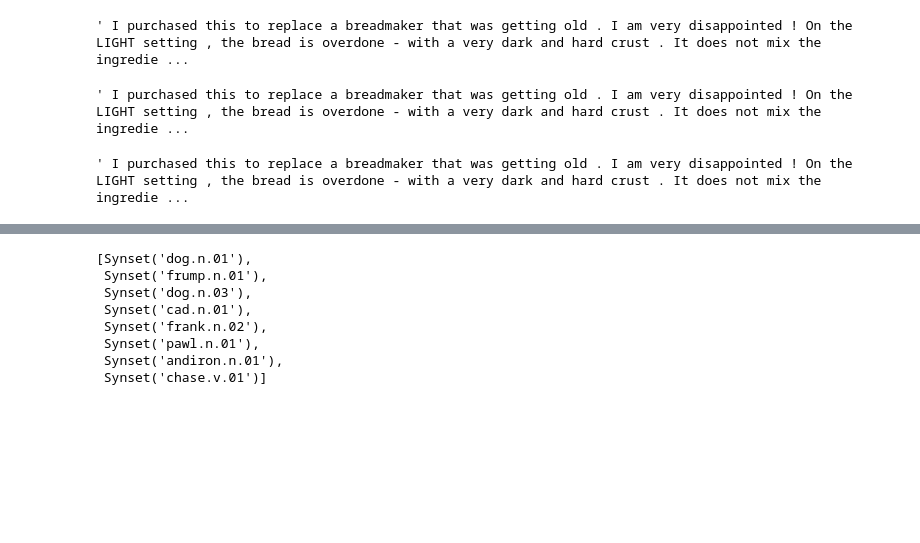
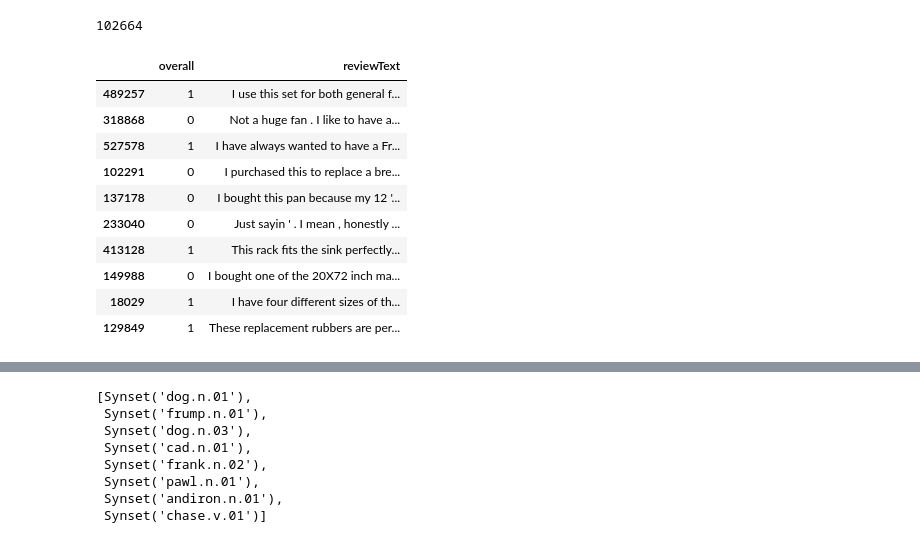
Before and after one commit to vwslz/Adversarial-Product-Review-Generation-with-Word-Replacements, a Jupyter notebook: Adversarial.ipynb, the cells around one changed output, grey strips where cells are left out. Drawn from its saved outputs; the diff is of its cells as text; code cells hidden in the pictures; blank space fills up the shorter version.

```diff
--- a/Adversarial.ipynb
+++ b/Adversarial.ipynb
@@ -114 +151,5 @@ data.at[102291,'reviewText']
+# %%
+len(data.loc[set_adversial,:])
+# %% [output]
+102664
 # %%
@@ -116,8 +156,0 @@ data.to_pickle(adversarial_file_name)
-# %%
-data['reviewText'][102291]
-# %% [output]
-' I purchased this to replace a breadmaker that was getting old . I am very disappointed ! On the LIGHT setting , the bread is overdone - with a very dark and hard crust . It does not mix the ingredie ...
-# %%
-texts[102291]
-# %% [output]
-' I purchased this to replace a breadmaker that was getting old . I am very disappointed ! On the LIGHT setting , the bread is overdone - with a very dark and hard crust . It does not mix the ingredie ...
@@ -126,4 +156,0 @@ data.at[i,'reviewText'] = " I purchased this to replace a breadmaker that was ge
-# %%
-data['reviewText'][102291]
-# %% [output]
-' I purchased this to replace a breadmaker that was getting old . I am very disappointed ! On the LIGHT setting , the bread is overdone - with a very dark and hard crust . It does not mix the ingredie ...
@@ -129,0 +159,16 @@ data['reviewText'][102291]
+# %%
+data = pd.read_pickle(file_name)
+# %%
+data.head(10)
+# %% [output]
+|  | overall | reviewText |
+| 489257 | 1 | I use this set for both general f... |
+| 318868 | 0 | Not a huge fan . I like to have a... |
+| 527578 | 1 | I have always wanted to have a Fr... |
+| 102291 | 0 | I purchased this to replace a bre... |
+| 137178 | 0 | I bought this pan because my 12 '... |
+| 233040 | 0 | Just sayin ' . I mean , honestly ... |
+| 413128 | 1 | This rack fits the sink perfectly... |
+| 149988 | 0 | I bought one of the 20X72 inch ma... |
+| 18029 | 1 | I have four different sizes of th... |
+| 129849 | 1 | These replacement rubbers are per... |
```
Also changed, not shown: parts of 21 cells of this notebook, 4 other files.
